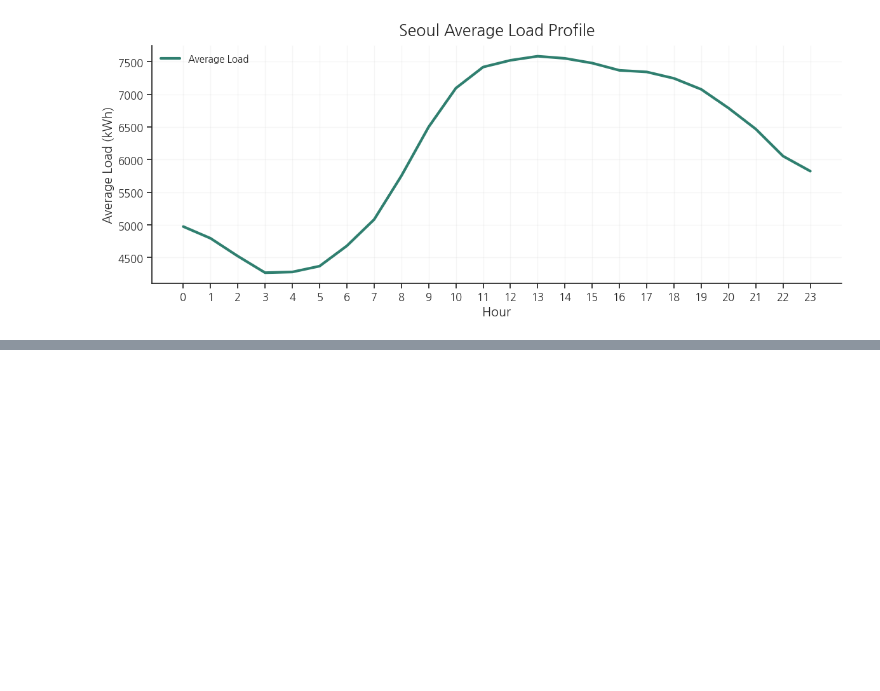
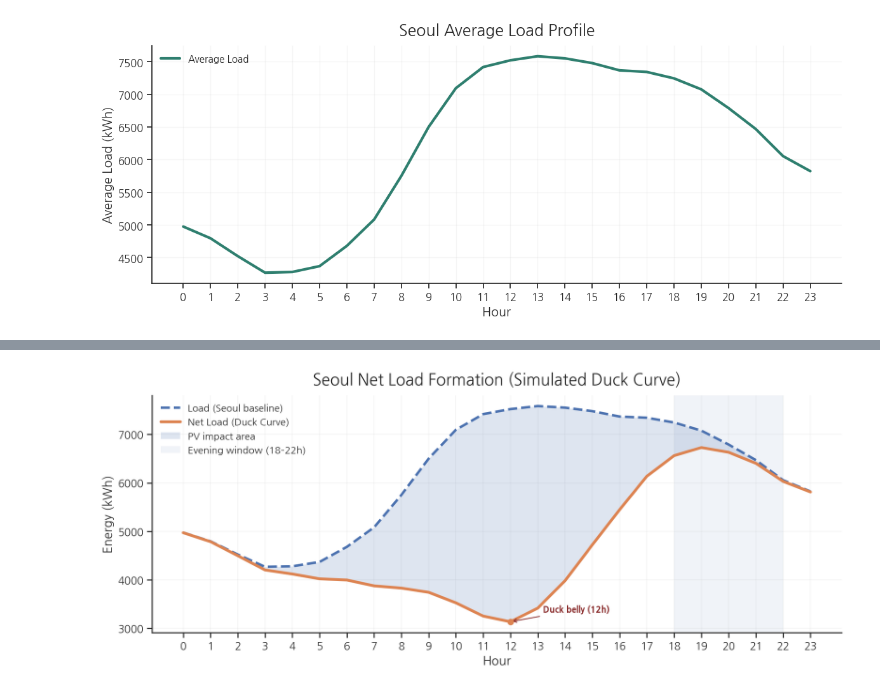
Before and after one commit to s2pray4u2s/seoul-pv-load-analysis, a Jupyter notebook: notebooks/07_DAY7_summary.ipynb, the cells around one changed output, grey strips where cells are left out. Saved outputs shown, nothing was run; the diff lists cells and outputs as text; code cells hidden in the pictures; blank space fills up the shorter version.

```diff
--- a/notebooks/07_DAY7_summary.ipynb
+++ b/notebooks/07_DAY7_summary.ipynb
@@ -249,0 +246,89 @@ plt.show()
+# %%
+import numpy as np
+import pandas as pd
+import matplotlib.pyplot as plt
+
+# -------------------------
+# Smooth (Rolling Mean)
+# -------------------------
+def smooth(arr, w=3):
+    return (
+        pd.Series(arr)
+        .rolling(window=w, center=True, min_periods=1)
+        .mean()
+        .values
+    )
+
+# -------------------------
+# 1) Seoul hourly load
+#    hourly_load: columns = ["hour", "평균전력사용량"]
+# -------------------------
+hourly = (
+    hourly_load
+    .set_index("hour")
+    .reindex(range(24))
+)
+hourly["평균전력사용량"] = hourly["평균전력사용량"].interpolate()
+
+hours = np.arange(24)
+load_vals = hourly["평균전력사용량"].values
+load_s = smooth(load_vals, w=3)
+
+# -------------------------
+# 2) PV (Gaussian 공식) + 스케일
+# -------------------------
+pv_mu = 12
+pv_sigma = 3.0
+pv_peak_ratio = 0.60  # PV 피크를 부하 피크 대비 %로 (13시 부하 > PV 유지하려면 1.0 미만)
+
+pv_raw = np.exp(-((hours - pv_mu) ** 2) / (2 * (pv_sigma ** 2)))
+pv_peak_target = load_s.max() * pv_peak_ratio
+pv_scaled = (pv_raw / pv_raw.max()) * pv_peak_target
+pv_s = smooth(pv_scaled, w=3)
+
+# -------------------------
+# 3) Net Load (Duck Curve)
+# -------------------------
+net_s = load_s - pv_s
+
+# -------------------------
+# 4) Plot
+# -------------------------
+fig, ax = plt.subplots(figsize=(12, 5), dpi=160)
+
+ax.plot(hours, load_s, lw=2.8, ls="--", label="Load (Seoul baseline)")
+ax.plot(hours, net_s,  lw=3.2, label="Net Load (Duck Curve)")
+ax.fill_between(hours, net_s, load_s, alpha=0.18, label="PV impact area")
+
+# Evening window
+EV_START, EV_END = 18, 22
+ax.axvspan(EV_START, EV_END, alpha=0.08, label="Evening window (18–22h)")
+
+# Belly 표시
+belly_hour = int(hours[np.argmin(net_s)])
+belly_val = float(np.min(net_s))
+ax.scatter([belly_hour], [belly_val], s=40, zorder=5)
+ax.annotate(
+    f"Duck belly ({belly_hour}h)",
+    xy=(belly_hour, belly_val),
+    xytext=(belly_hour + 1.2, belly_val + (load_s.max() - load_s.min()) * 0.06),
+    arrowprops=dict(arrowstyle="->", lw=1, color = "#8B2E2E"),
+    fontsize=10, color = "#8B2E2E", fontweight = "bold"
+)
+
+ax.set_title("Seoul Net Load Formation (Simulated Duck Curve)", pad=12)
+ax.set_xlabel("Hour")
+ax.set_ylabel("Energy (kWh)")
+ax.set_xticks(range(24))
+ax.grid(True, alpha=0.18)
+ax.legend(frameon=False, loc="upper left")
+
+plt.tight_layout()
+
+# (선택) 저장: 네 노트북에 FIG_DIR/SAVE_KWARGS 있으면 자동 저장
+if "FIG_DIR" in globals() and "SAVE_KWARGS" in globals():
+    plt.savefig(FIG_DIR / "DAY7_duckcurve_seoul.png", **SAVE_KWARGS)
+
+plt.show()
+# %% [output]
+[figure, added]
```
Also changed, not shown: parts of 2 cells of this notebook, 15 other files.
